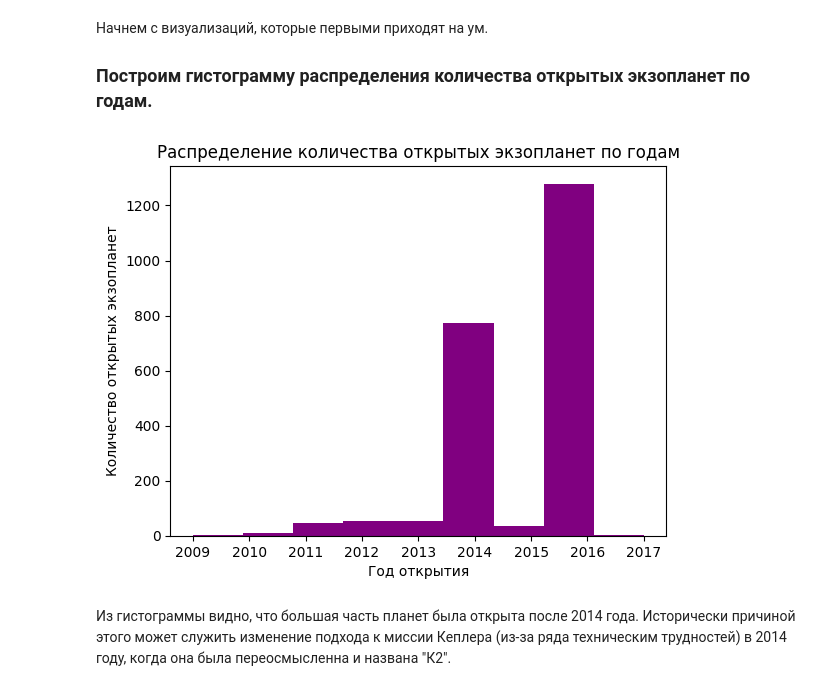
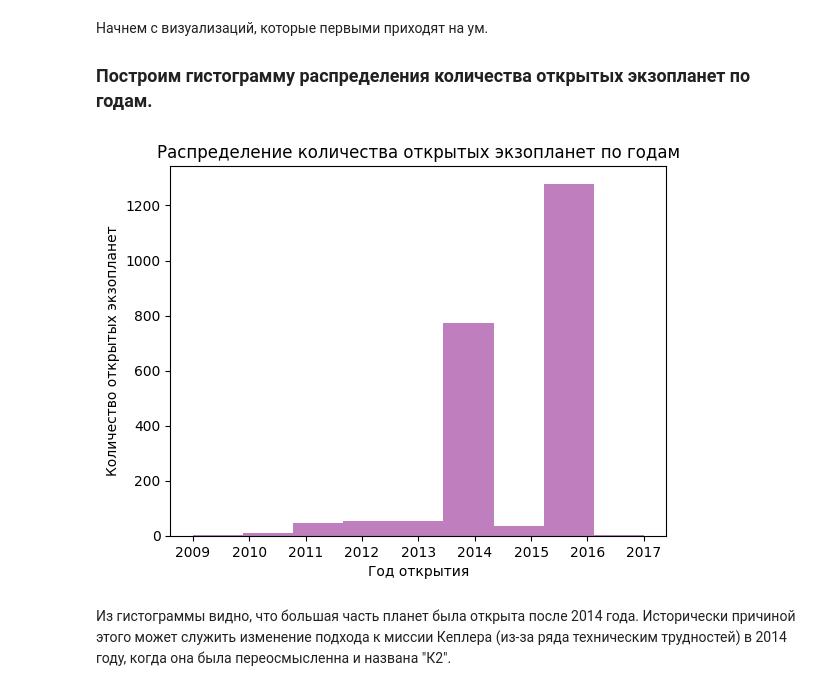
Before and after one commit to Polinezhich/andan_FP, a Jupyter notebook: main.ipynb, the cells around one changed output. Cells and saved outputs as stored; diff of their text form; code cells hidden in the pictures.

```diff
--- a/main.ipynb
+++ b/main.ipynb
@@ -202,12 +202,12 @@ extra_df.head()
 
 ### Построим гистограмму распределения количества открытых экзопланет по годам.
 # %%
-plt.hist(extra_df['disc_year'], bins=int(extra_df['disc_year'].max()-extra_df['disc_year'].min() + 1), color='purple')
+plt.hist(extra_df['disc_year'], alpha = 0.5, bins=int(extra_df['disc_year'].max()-extra_df['disc_year'].min() + 1), color='purple')
 plt.xlabel('Год открытия')
 plt.ylabel('Количество открытых экзопланет')
 plt.title('Распределение количества открытых экзопланет по годам')
 plt.show()
 # %% [output]
-[figure, old version]
+[figure, new version]
 # %% [markdown]
 Из гистограммы видно, что большая часть планет была открыта после 2014 года. Исторически причиной этого может служить изменение подхода к миссии Кеплера (из-за ряда техническим трудностей) в 2014 году, когда она была переосмысленна и названа "К2".
```
Also changed, not shown: parts of 17 cells of this notebook.
